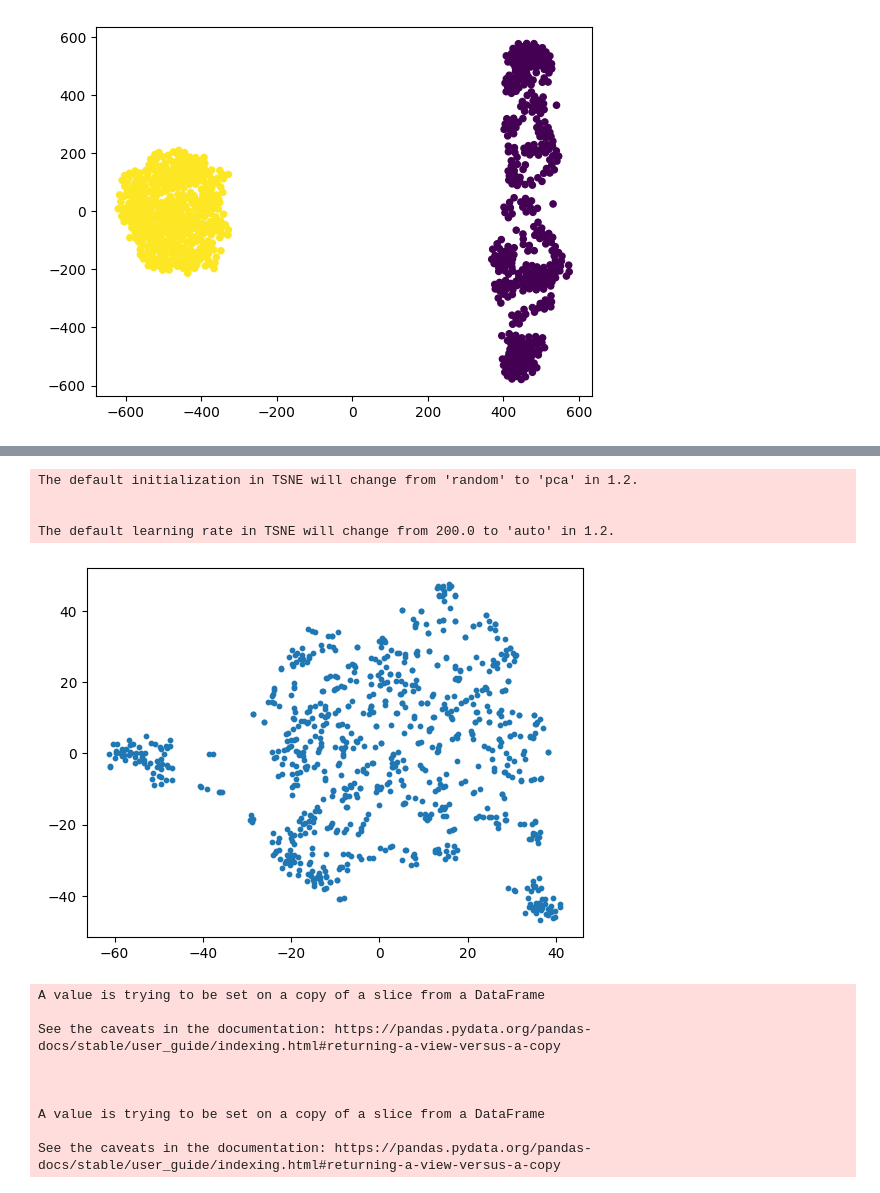
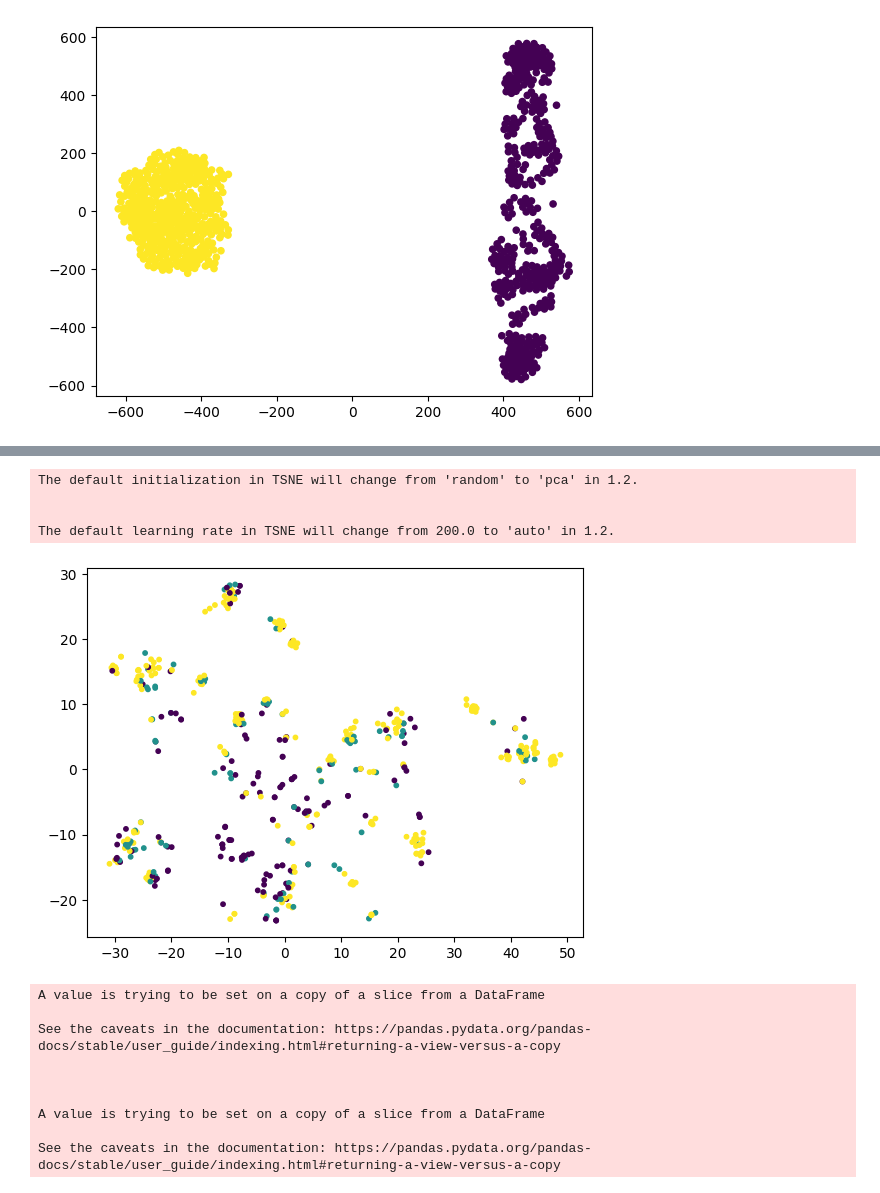
Before and after one commit to enggiqbal/MPSE-TSNE, a Jupyter notebook: data_convert.ipynb, the cells around one changed output, grey strips where cells are left out. Drawn from its saved outputs; the diff is of its cells as text; code cells hidden in the pictures.

Commit message:
Experiments with academic

```diff
--- a/data_convert.ipynb
+++ b/data_convert.ipynb
@@ -7,3 +7,7 @@ converted = rdata.conversion.convert(parsed)
 
 Y = converted['Lsun3D']['Data']
 clrs = converted['Lsun3D']['Cls']
+# %%
+Y = pd.read_csv('datasets/Academic/academic_interpret.csv')
+Y['Target'] = pd.Series(Y['Target']).astype('category').cat.codes
+Y['Target']
@@ -49,16 +66,24 @@ fig.show()
 # %%
 pylab.show()
 # %%
-D = pd.read_csv('food_comp.csv')
-X = D.drop(['NDB_No','Shrt_Desc'],axis=1).to_numpy()
-
+#D = pd.read_csv('food_comp.csv')
+#X = D.drop(['NDB_No','Shrt_Desc'],axis=1).to_numpy()
+X = Y.drop(['Target'],axis=1).to_numpy()
+Labels = Y['Target'].to_numpy()
 
 d = np.where(np.isnan(X))
 X = np.delete(X,d[0],axis=0)
+print(np.where(X[:,2] != 0))
 
 u = X.mean(axis=0)
 std = X.std(axis=0)
-d = np.where( np.logical_or(X >= u *1.3*std ,X <= u * 1.3 *-std))
-X = np.delete(X,d[0],axis=0)
+# d = np.where( np.logical_or(X >= u + 3*std ,X <= u + 3 *-std))
+# X = np.delete(X,d[0],axis=0)
 X.shape
 X /= X.max(axis=0)
+
+
+rows = np.random.choice(X.shape[0],500)
+X = X[rows,:]
+Labels = Labels[rows]
+X.shape
@@ -65,15 +97,15 @@ X /= X.max(axis=0)
 # %%
 d = pairwise_distances(X)
-Y = TSNE(perplexity=20).fit_transform(X)
+Y1 = TSNE(perplexity=20).fit_transform(X)
 
-pylab.scatter(Y[:,0],Y[:,1],10)
+pylab.scatter(Y1[:,0],Y1[:,1],10,Labels)
 pylab.show()
 # %% [output]
 The default initialization in TSNE will change from 'random' to 'pca' in 1.2.
 
 
 The default learning rate in TSNE will change from 200.0 to 'auto' in 1.2.
-[figure, old version]
+[figure, new version]
 # %%
 df = pd.read_csv('molecules.csv')
 df["log(IGC50-1)"].loc[df["log(IGC50-1)"] <= 0] = 0
```
Also changed, not shown: parts of 6 cells of this notebook, 1 other file.
